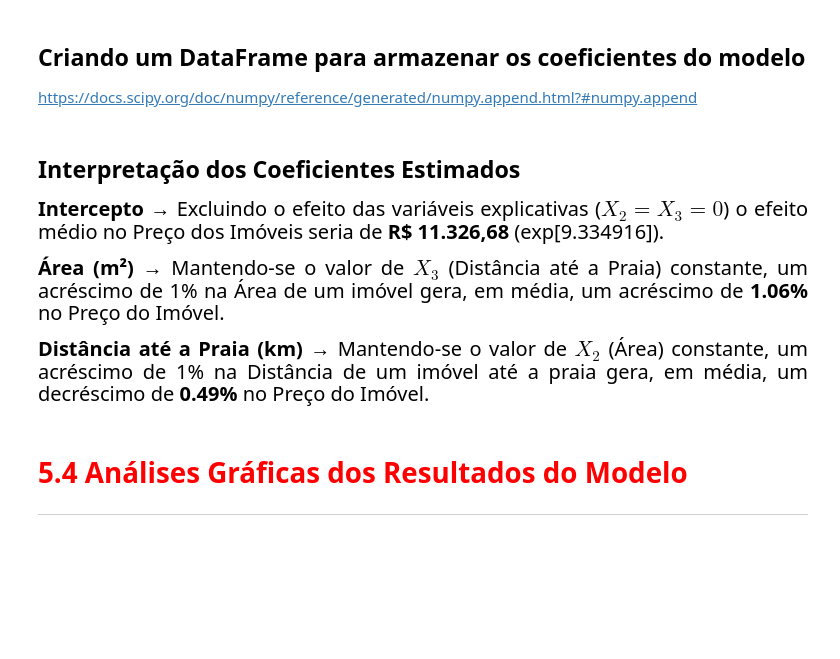
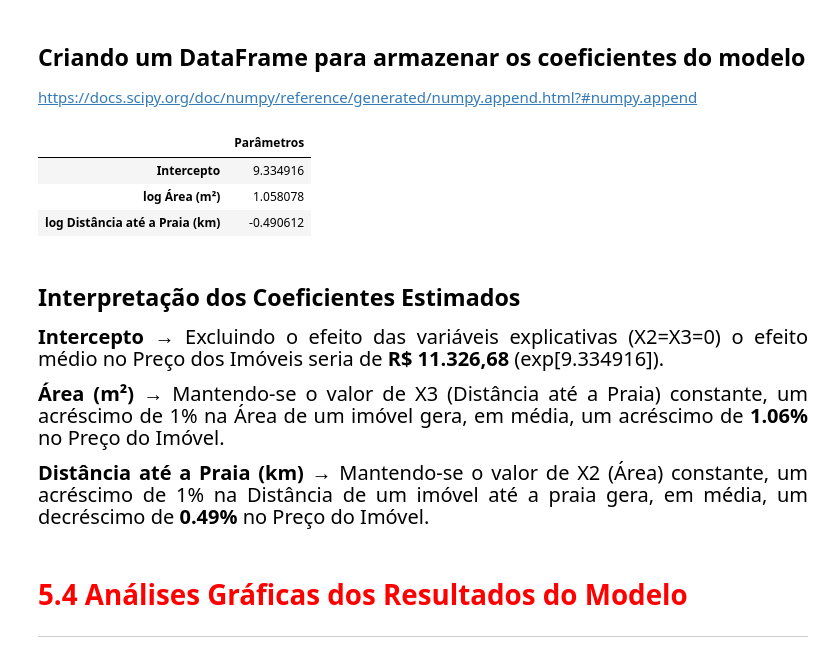
Before and after one commit to fernandowolff/estatistica_python, a Jupyter notebook: tecnicas_avancadas_de_modelagem/Regressão Linear.ipynb, the cells around one changed output. Cells and saved outputs as stored; diff of their text form; code cells hidden in the pictures; blank space fills up the shorter version.

```diff
--- a/tecnicas_avancadas_de_modelagem/Regressão Linear.ipynb
+++ b/tecnicas_avancadas_de_modelagem/Regressão Linear.ipynb
@@ -353,22 +478,31 @@ https://docs.scipy.org/doc/numpy-1.15.0/reference/generated/numpy.exp.html
 # %% [markdown]
 ## Criando uma lista com os nomes das variáveis do modelo
+# %%
+index = ['Intercepto', 'log Área (m²)', 'log Distância até a Praia (km)']
 # %% [markdown]
 ## Criando um DataFrame para armazenar os coeficientes do modelo
 
 https://docs.scipy.org/doc/numpy/reference/generated/numpy.append.html?#numpy.append
+# %%
+pd.DataFrame(data=np.append(modelo.intercept_, modelo.coef_), index=index, columns=['Parâmetros'])
+# %% [output]
+|  | Parâmetros |
+| Intercepto | 9.334916 |
+| log Área (m²) | 1.058078 |
+| log Distância até a Praia (km) | -0.490612 |
 # %% [markdown]
 ## Interpretação dos Coeficientes Estimados
 
 <p style='font-size: 20px; line-height: 2; margin: 10px 50px; text-align: justify;'>
-<b>Intercepto</b> → Excluindo o efeito das variáveis explicativas ($X_2=X_3=0$) o efeito médio no Preço dos Imóveis seria de <b>R$ 11.326,68</b> (exp[9.334916]).
+<b>Intercepto</b> → Excluindo o efeito das variáveis explicativas (X2=X3=0) o efeito médio no Preço dos Imóveis seria de <b>R$ 11.326,68</b> (exp[9.334916]).
 </p>
 
 <p style='font-size: 20px; line-height: 2; margin: 10px 50px; text-align: justify;'>
-<b>Área (m²)</b> → Mantendo-se o valor de $X_3$ (Distância até a Praia) constante, um acréscimo de 1% na Área de um imóvel gera, em média, um acréscimo de <b>1.06%</b> no Preço do Imóvel.
+<b>Área (m²)</b> → Mantendo-se o valor de X3 (Distância até a Praia) constante, um acréscimo de 1% na Área de um imóvel gera, em média, um acréscimo de <b>1.06%</b> no Preço do Imóvel.
 </p>
 
 <p style='font-size: 20px; line-height: 2; margin: 10px 50px; text-align: justify;'>
-<b>Distância até a Praia (km)</b> → Mantendo-se o valor de $X_2$ (Área) constante, um acréscimo de 1% na Distância de um imóvel até a praia gera, em média, um decréscimo de <b>0.49%</b> no Preço do Imóvel.
+<b>Distância até a Praia (km)</b> → Mantendo-se o valor de X2 (Área) constante, um acréscimo de 1% na Distância de um imóvel até a praia gera, em média, um decréscimo de <b>0.49%</b> no Preço do Imóvel.
 </p>
 # %% [markdown]
 # <font color='red' style='font-size: 30px;'>5.4 Análises Gráficas dos Resultados do Modelo</font>
```
Also changed, not shown: parts of 39 cells of this notebook.
